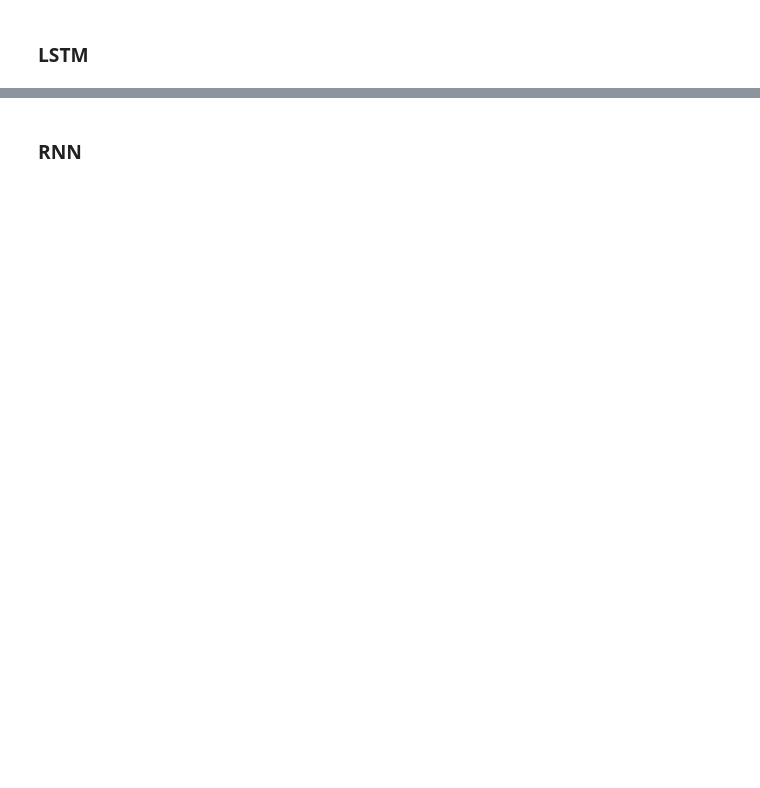
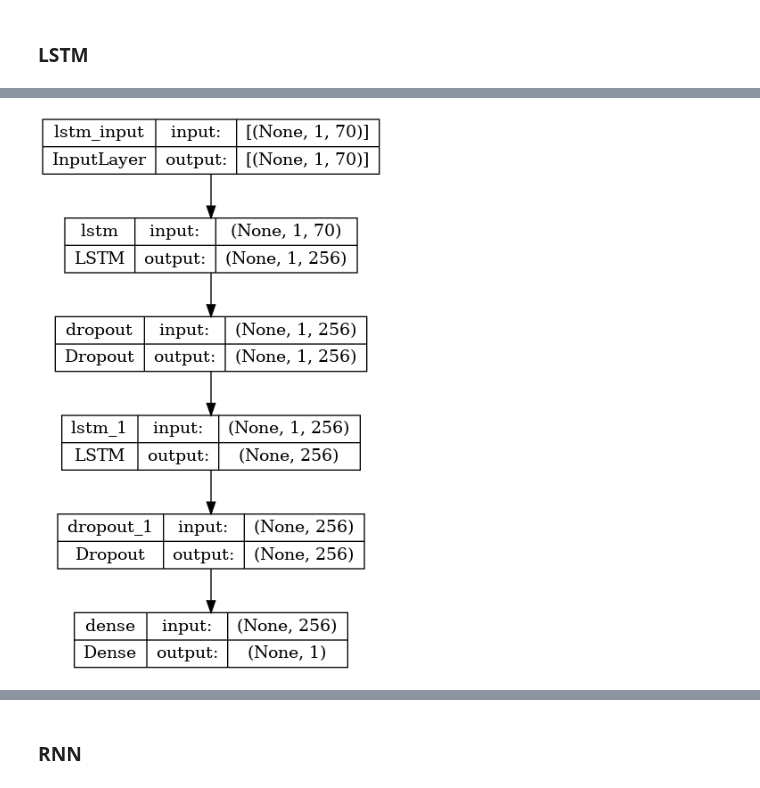
Before and after one commit to smb-h/corporate-bankruptcy-prediction, a Jupyter notebook: playground.ipynb, the cells around one changed output, grey strips where cells are left out. Saved outputs shown, nothing was run; the diff lists cells and outputs as text; code cells hidden in the pictures; blank space fills up the shorter version.

```diff
--- a/playground.ipynb
+++ b/playground.ipynb
@@ -71,8 +56,8 @@ print(df.shape)
 df['mean_TSE_FY'] = df[col_tse_fy].mean(axis=1)
 df['mean_RE_FY'] = df[col_re_fy].mean(axis=1)
 
-# create a y column RE_FY / TSE_FY > .5 = 1 else 0
-df['y'] = np.where(df['mean_RE_FY'] / df['mean_TSE_FY'] > .5, 1, 0)
+# # create a y column RE_FY / TSE_FY > .5 = 1 else 0
+# df['y'] = np.where(df['mean_RE_FY'] / df['mean_TSE_FY'] > .5, 1, 0)
 print(df.shape)
 print('--------')
 print(df[df['y'] >= .5].shape)
@@ -228,6 +521,6 @@ print(results)
 # %%
 # split data
-x = df.drop(columns=['y'])
+x = df.drop(columns=['y', 'Company', 'year'])
 y = df['y']
 x = np.array(x)
 y = np.array(y)
@@ -291,4 +654,9 @@ Trainable params: 1638657 (6.25 MB)
 Non-trainable params: 0 (0.00 Byte)
 _________________________________________________________________
+# %%
+# save plot as image
+keras.utils.plot_model(lstm, show_shapes=True, show_layer_names=True, to_file='lstm_model.png')
+# %% [output]
+[figure, added]
 # %%
 # train
```
Also changed, not shown: parts of 59 cells of this notebook, 4 other files.
